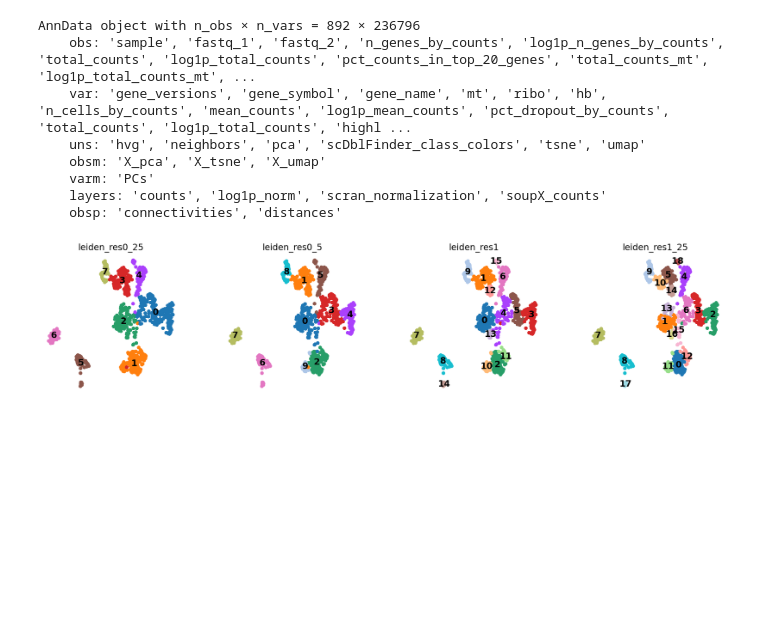
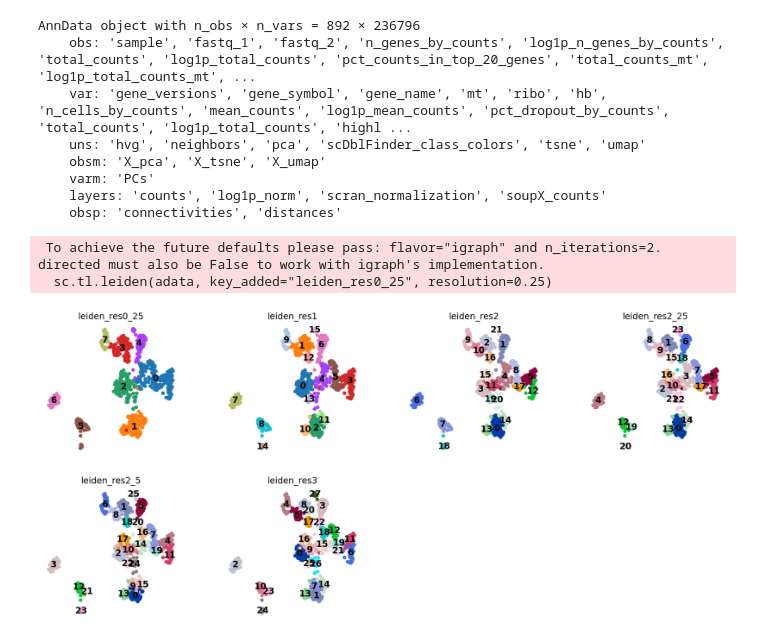
Before and after one commit to PhilipPeffer/scRNA-seq-analysis, a Jupyter notebook: cellular_structure/clustering/clustering.ipynb, the cells around one changed output. Cells and saved outputs as stored; diff of their text form; code cells hidden in the pictures; blank space fills up the shorter version.

```diff
--- a/cellular_structure/clustering/clustering.ipynb
+++ b/cellular_structure/clustering/clustering.ipynb
@@ -26,18 +26,23 @@ sc.pp.neighbors(adata, n_pcs=30)
 # %%
 # cluster using the Leiden algorithm w/ various resolution parameter values
 sc.tl.leiden(adata, key_added="leiden_res0_25", resolution=0.25)
-sc.tl.leiden(adata, key_added="leiden_res0_5", resolution=0.5)
 sc.tl.leiden(adata, key_added="leiden_res1", resolution=1.0)
-sc.tl.leiden(adata, key_added="leiden_res1_25", resolution=1.25)
+sc.tl.leiden(adata, key_added="leiden_res2", resolution=2.0)
+sc.tl.leiden(adata, key_added="leiden_res2_25", resolution=2.25)
+sc.tl.leiden(adata, key_added="leiden_res2_5", resolution=2.5)
+sc.tl.leiden(adata, key_added="leiden_res3", resolution=3.0)
+# %% [output]
+ To achieve the future defaults please pass: flavor="igraph" and n_iterations=2.  directed must also be False to work with igraph's implementation.
+  sc.tl.leiden(adata, key_added="leiden_res0_25", resolution=0.25)
 # %%
 # visualize the different clustering results
 sc.pl.umap(
     adata,
-    color=["leiden_res0_25", "leiden_res0_5", "leiden_res1", "leiden_res1_25"],
+    color=["leiden_res0_25", "leiden_res1", "leiden_res2", "leiden_res2_25", "leiden_res2_5", "leiden_res3"],
     legend_loc="on data",
 )
 # %% [output]
-[figure, old version]
+[figure, new version]
 # %%
 # save the dataset to file
 anndata.settings.allow_write_nullable_strings = True
```
Also changed, not shown: 27 other files.
